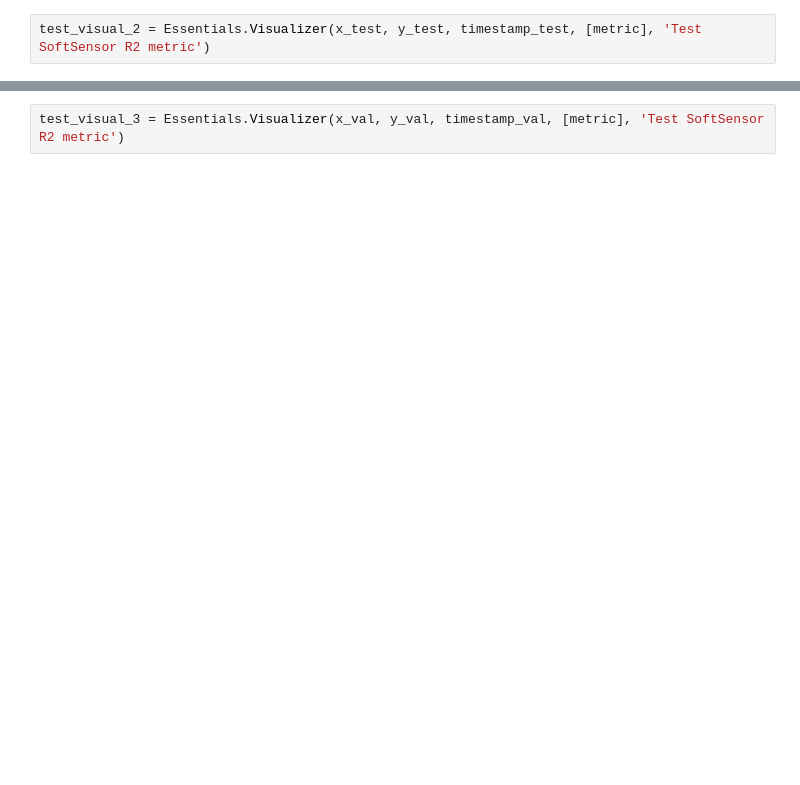
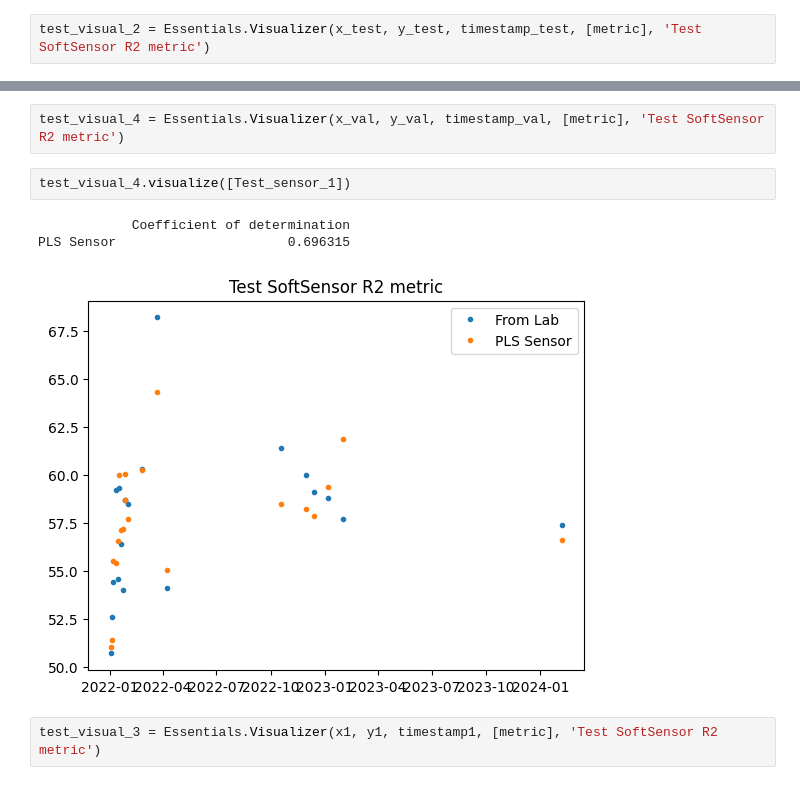
Before and after one commit to SergeiFG/Soft-Sensors, a Jupyter notebook: Makarov_PLSSVD/algorythm_template1.ipynb, the cells around one changed output, grey strips where cells are left out. Cells and saved outputs as stored; diff of their text form; blank space fills up the shorter version.

```diff
--- a/Makarov_PLSSVD/algorythm_template1.ipynb
+++ b/Makarov_PLSSVD/algorythm_template1.ipynb
@@ -108,5 +115,13 @@ PLS Sensor                      0.726468
+# %%
+test_visual_4 = Essentials.Visualizer(x_val, y_val, timestamp_val, [metric], 'Test SoftSensor R2 metric')
+# %%
+test_visual_4.visualize([Test_sensor_1])
+# %% [output]
+            Coefficient of determination
+PLS Sensor                      0.696315
+[figure, added]
 # %%
-test_visual_3 = Essentials.Visualizer(x_val, y_val, timestamp_val, [metric], 'Test SoftSensor R2 metric')
+test_visual_3 = Essentials.Visualizer(x1, y1, timestamp1, [metric], 'Test SoftSensor R2 metric')
 # %%
 test_visual_3.visualize([Test_sensor_1])
 # %% [output]
```
Also changed, not shown: parts of 10 cells of this notebook, 4 other files.
